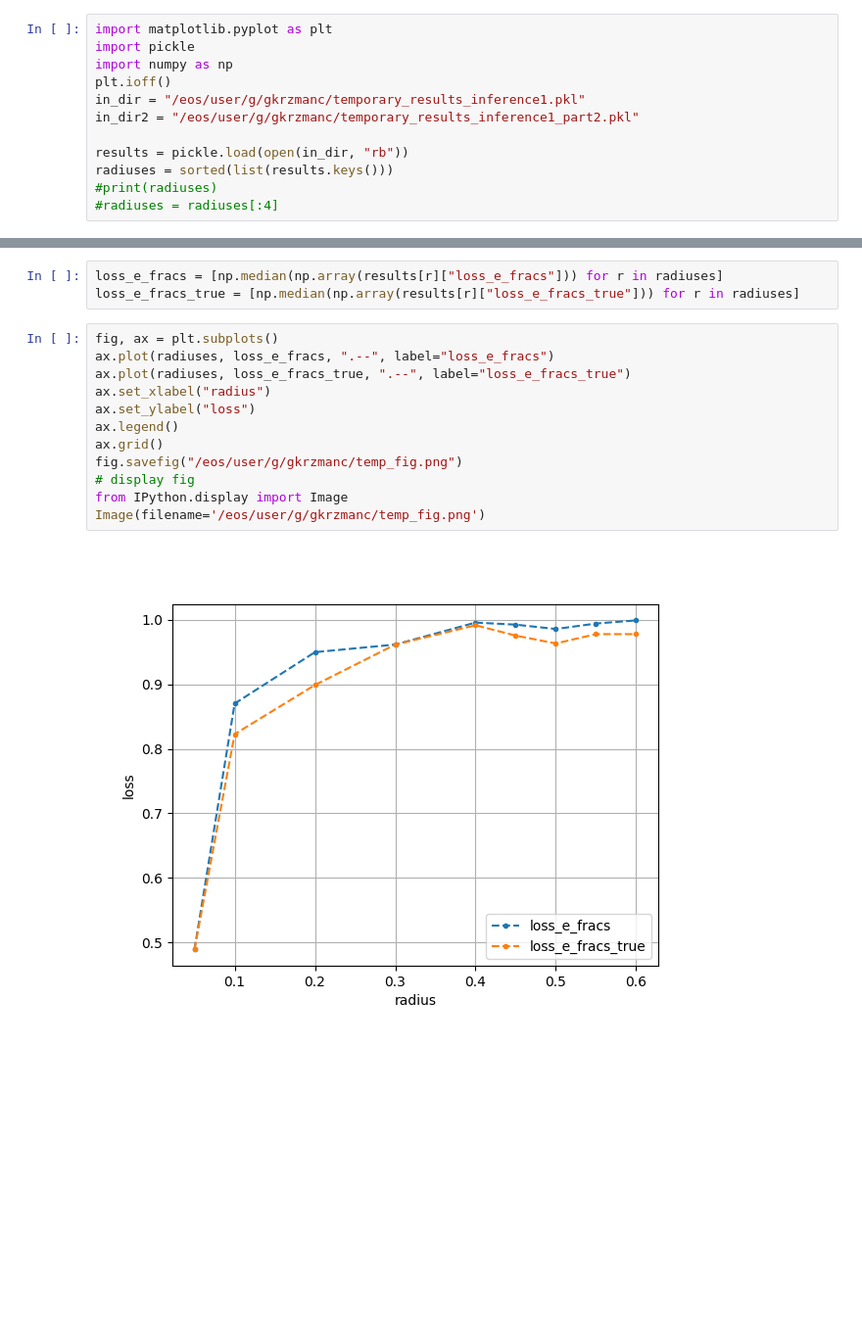
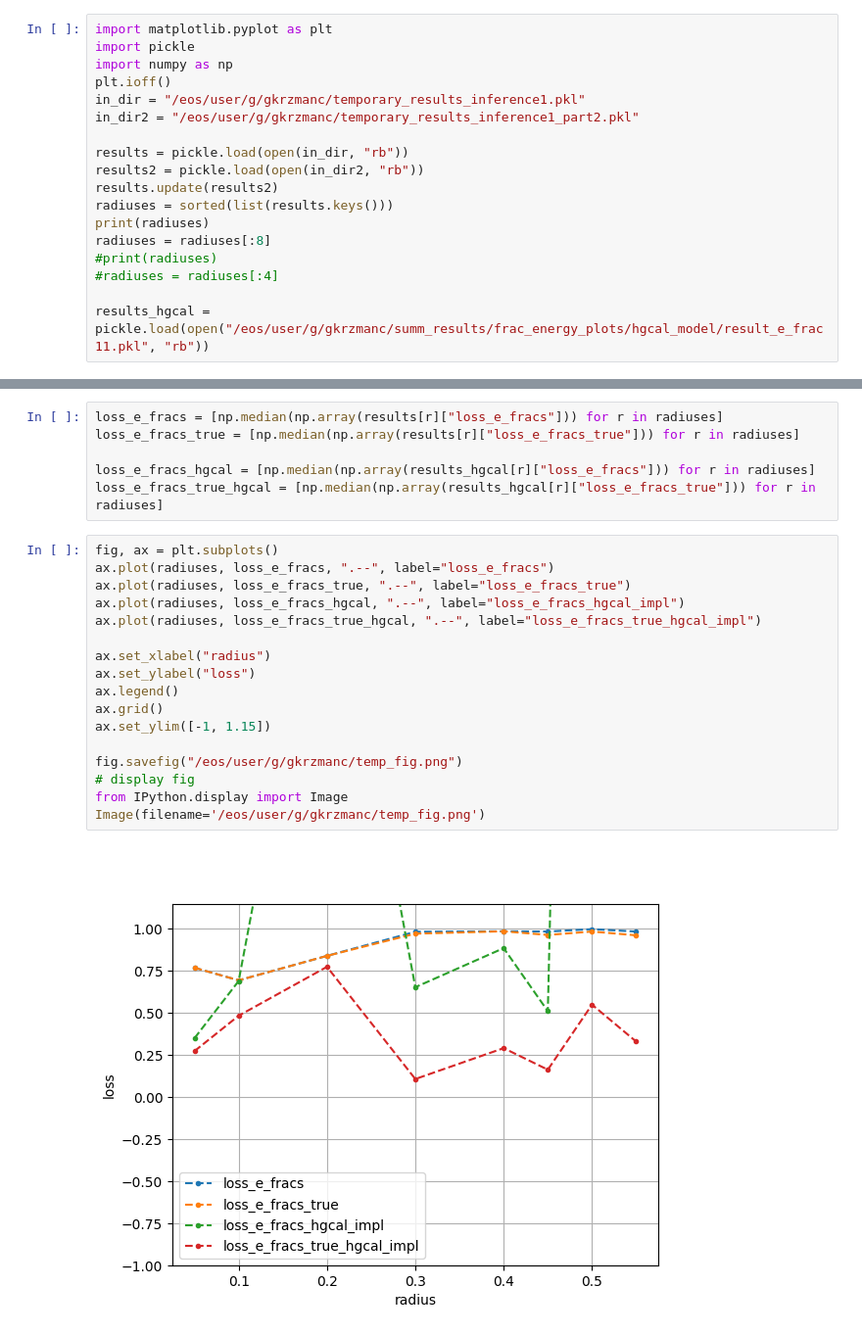
Before and after one commit to selvaggi/mlpf, a Jupyter notebook: scripts/plot_e_frac_results.ipynb, the cells around one changed output, grey strips where cells are left out. Shown at 98% size. Cells and saved outputs as stored; diff of their text form; blank space fills up the shorter version.

```diff
--- a/scripts/plot_e_frac_results.ipynb
+++ b/scripts/plot_e_frac_results.ipynb
@@ -7,6 +7,12 @@ in_dir = "/eos/user/g/gkrzmanc/temporary_results_inference1.pkl"
 in_dir2 = "/eos/user/g/gkrzmanc/temporary_results_inference1_part2.pkl"
 
 results = pickle.load(open(in_dir, "rb"))
+results2 = pickle.load(open(in_dir2, "rb"))
+results.update(results2)
 radiuses = sorted(list(results.keys()))
+print(radiuses)
+radiuses = radiuses[:8]
 #print(radiuses)
 #radiuses = radiuses[:4]
+
+results_hgcal = pickle.load(open("/eos/user/g/gkrzmanc/summ_results/frac_energy_plots/hgcal_model/result_e_frac11.pkl", "rb"))
@@ -13,17 +21,25 @@ radiuses = sorted(list(results.keys()))
 # %%
 loss_e_fracs = [np.median(np.array(results[r]["loss_e_fracs"])) for r in radiuses]
 loss_e_fracs_true = [np.median(np.array(results[r]["loss_e_fracs_true"])) for r in radiuses]
+
+loss_e_fracs_hgcal = [np.median(np.array(results_hgcal[r]["loss_e_fracs"])) for r in radiuses]
+loss_e_fracs_true_hgcal = [np.median(np.array(results_hgcal[r]["loss_e_fracs_true"])) for r in radiuses]
 # %%
 fig, ax = plt.subplots()
 ax.plot(radiuses, loss_e_fracs, ".--", label="loss_e_fracs")
 ax.plot(radiuses, loss_e_fracs_true, ".--", label="loss_e_fracs_true")
+ax.plot(radiuses, loss_e_fracs_hgcal, ".--", label="loss_e_fracs_hgcal_impl")
+ax.plot(radiuses, loss_e_fracs_true_hgcal, ".--", label="loss_e_fracs_true_hgcal_impl")
+
 ax.set_xlabel("radius")
 ax.set_ylabel("loss")
 ax.legend()
 ax.grid()
+ax.set_ylim([-1, 1.15])
+
 fig.savefig("/eos/user/g/gkrzmanc/temp_fig.png")
 # display fig
 from IPython.display import Image
 Image(filename='/eos/user/g/gkrzmanc/temp_fig.png')
 # %% [output]
-[figure, old version]
+[figure, new version]
```
Also changed, not shown: parts of 3 cells of this notebook, 2 other files.
